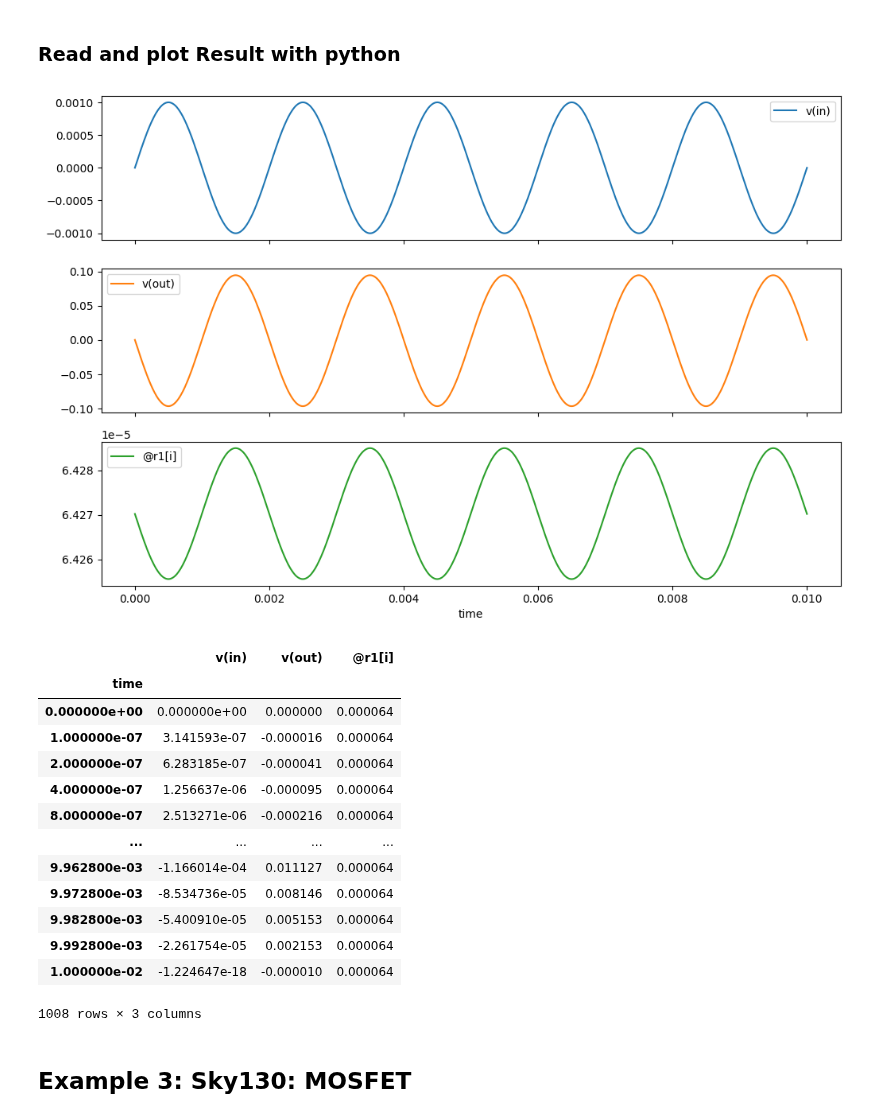
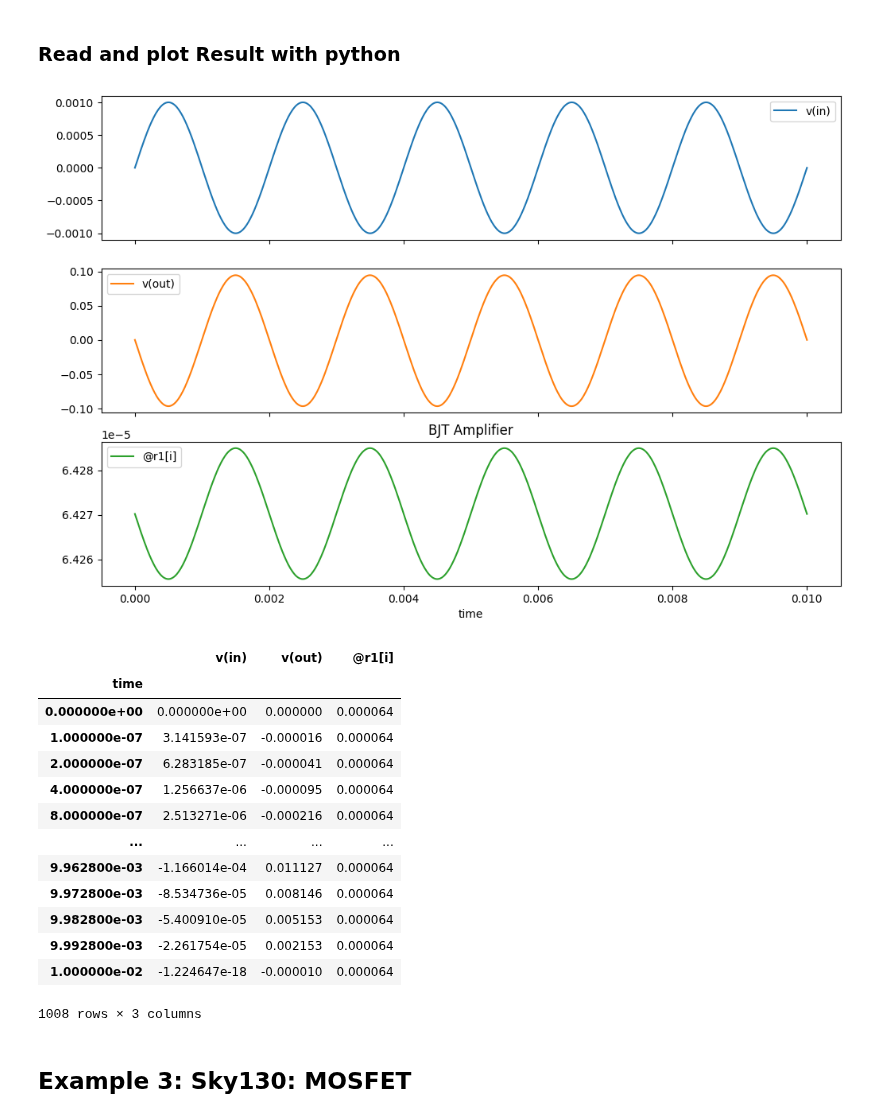
Before and after one commit to venkataratnamb20/quicksilicon, a Jupyter notebook: ngspice_sky130_setup_with_examples.ipynb, the cells around one changed output. Cells and saved outputs as stored; diff of their text form; code cells hidden in the pictures.

```diff
--- a/ngspice_sky130_setup_with_examples.ipynb
+++ b/ngspice_sky130_setup_with_examples.ipynb
@@ -214,17 +240,18 @@ Note: No ".plot", ".print", or ".fourier" lines; no simulations run
 # %%
 # read data with python
 
 import pandas as pd
 import matplotlib.pyplot as plt
 
 data = pd.read_csv("bipamp_tb.csv", delim_whitespace = True, skip_blank_lines=True )
 data = data.set_index('time')
 data.plot(subplots=True, figsize=(12, 8))
+plt.title('BJT Amplifier')
 plt.show()
 
 data
 # %% [output]
-[figure, old version]
+[figure, new version]
 |  | v(in) | v(out) | @r1[i] |
 | time |  |  |  |
 | 0.000000e+00 | 0.000000e+00 | 0.000000 | 0.000064 |
```
Also changed, not shown: parts of 10 cells of this notebook.
